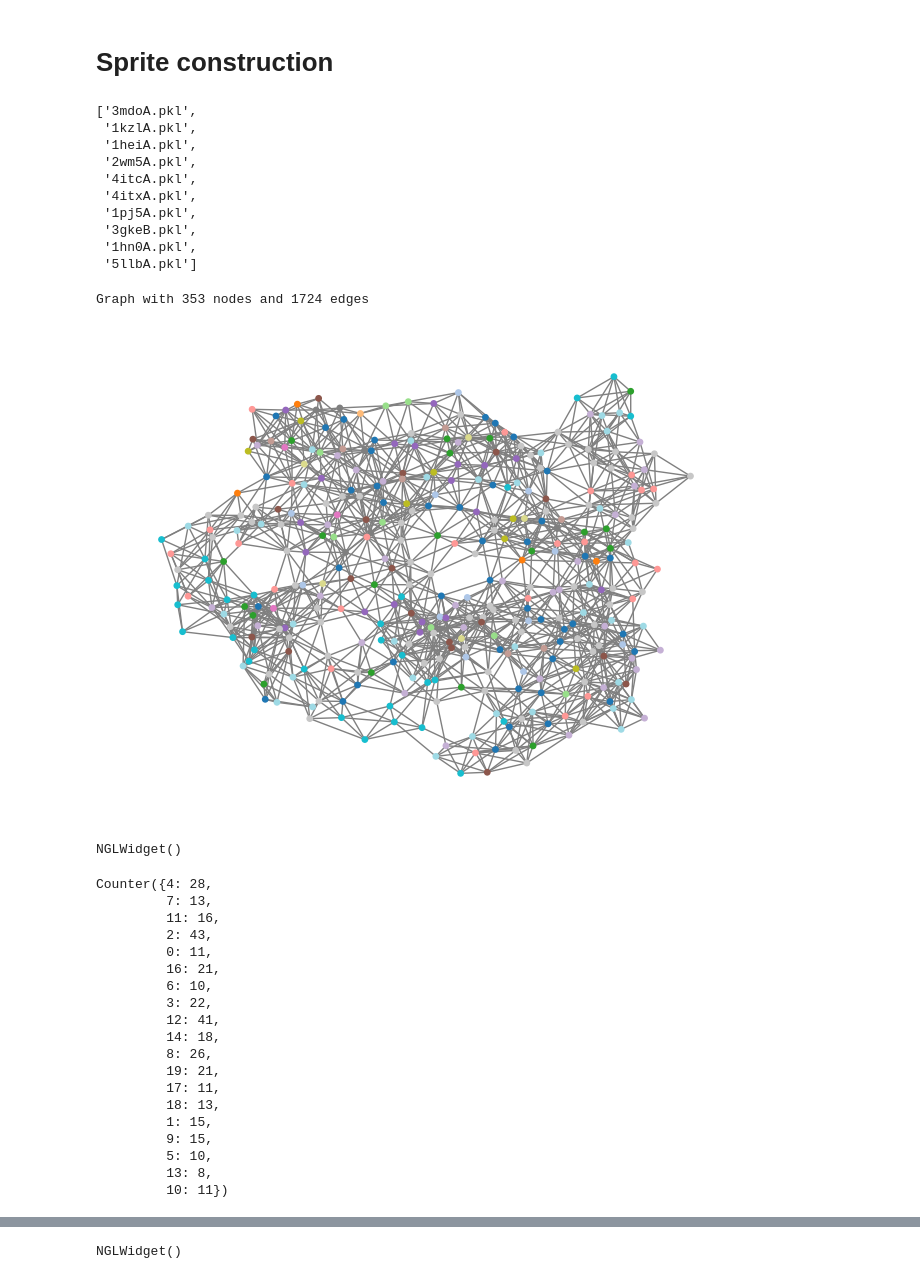
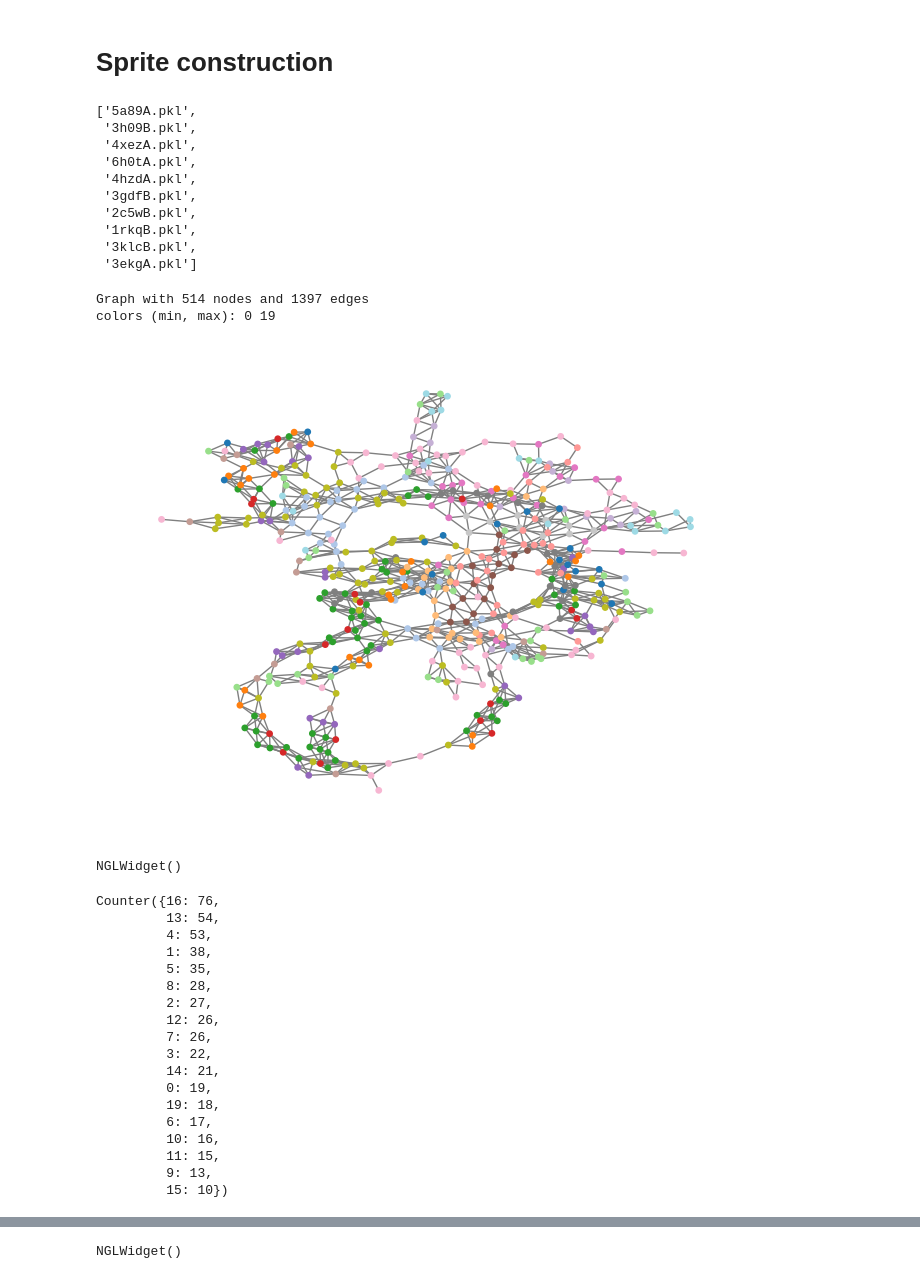
Before and after one commit to gmachiraju/K2, a Jupyter notebook: src/Protein-Step2-VizSetup.ipynb, the cells around one changed output, grey strips where cells are left out. Cells and saved outputs as stored; diff of their text form; code cells hidden in the pictures.

```diff
--- a/src/Protein-Step2-VizSetup.ipynb
+++ b/src/Protein-Step2-VizSetup.ipynb
@@ -4,6 +7,7 @@
 # %%
-metal = 'CA'
+metal = 'ZN'
 encoder = 'COLLAPSE'
-embed_dict_path = f"../data/{encoder}/{metal}_train_embeddings.pkl"
+cutoff = 6.0
+embed_dict_path = f"../data/{encoder}_{metal}_{cutoff}_train_embeddings.pkl"
 # %%
 from k2 import K2Processor
@@ -41,5 +51,4 @@ num o: 18194, num x: 19082, num X: 205
 # %% [markdown]
 # Sprite construction
 # %%
-metal = 'CA'
-G_dir = f"../data/{encoder}/{metal}_train_graphs"
+G_dir = f"../data/{encoder}_{metal}_{cutoff}_train_graphs"
@@ -53,27 +55,28 @@ import os
 # %%
 os.listdir(G_dir)[:10]
 # %% [output]
-['3mdoA.pkl',
- '1kzlA.pkl',
- '1heiA.pkl',
- '2wm5A.pkl',
- '4itcA.pkl',
- '4itxA.pkl',
- '1pj5A.pkl',
- '3gkeB.pkl',
- '1hn0A.pkl',
- '5llbA.pkl']
+['5a89A.pkl',
+ '3h09B.pkl',
+ '4xezA.pkl',
+ '6h0tA.pkl',
+ '4hzdA.pkl',
+ '3gdfB.pkl',
+ '2c5wB.pkl',
+ '1rkqB.pkl',
+ '3klcB.pkl',
+ '3ekgA.pkl']
 # %%
-G_id = "3mdoA"
+G_id = "6h0tA"
 G_path = G_dir + "/" + G_id + ".pkl"
 G = utils.deserialize(G_path)
 
 sprite = utils.construct_sprite(G, proc)
 print(sprite)
 utils.visualize_sprite(sprite, modality="graph")
 # %% [output]
-Graph with 353 nodes and 1724 edges
+Graph with 514 nodes and 1397 edges
+colors (min, max): 0 19
-[figure, old version]
+[figure, new version]
 # %%
 # nglview.show_file(f'/scratch/users/aderry/pdb/{G_id[1:3]}/{G_id}.ent.gz', ext='.ent.gz', compressed=True)
 view = utils.visualize_protein_sprite(sprite)
@@ -84,25 +87,24 @@ NGLWidget()
 import collections as col
 col.Counter(nx.get_node_attributes(sprite, 'emb').values())
 # %% [output]
-Counter({4: 28,
-         7: 13,
-         11: 16,
-         2: 43,
-         0: 11,
-         16: 21,
-         6: 10,
+Counter({16: 76,
+         13: 54,
+         4: 53,
+         1: 38,
+         5: 35,
+         8: 28,
+         2: 27,
+         12: 26,
+         7: 26,
          3: 22,
-         12: 41,
-         14: 18,
-         8: 26,
-         19: 21,
-         17: 11,
-         18: 13,
-         1: 15,
-         9: 15,
-         5: 10,
-         13: 8,
-         10: 11})
+         14: 21,
+         0: 19,
+         19: 18,
+         6: 17,
+         10: 16,
+         11: 15,
+         9: 13,
+         15: 10})
 # %%
 from k2 import K2Model
 # %%
```
Also changed, not shown: parts of 41 cells of this notebook, 11 other files.
